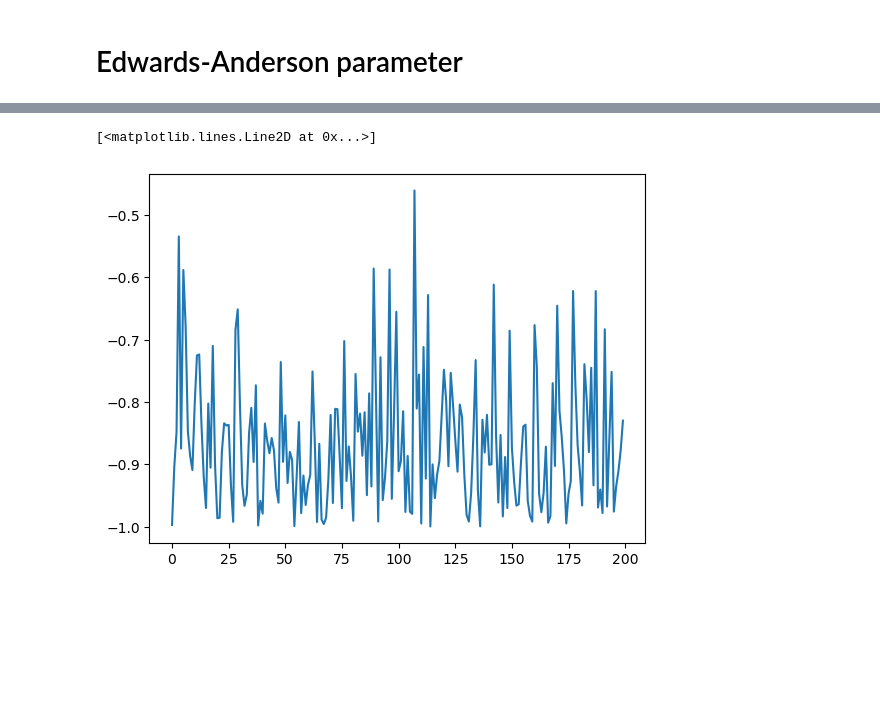
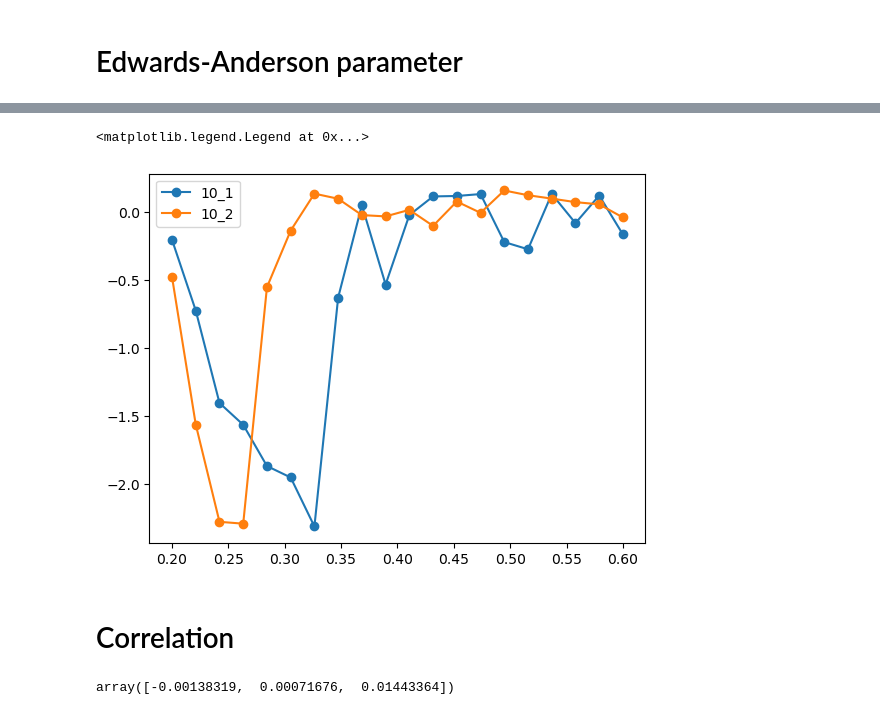
Before and after one commit to krlodeleon/LLG, a Jupyter notebook: series_GPU.ipynb, the cells around one changed output, grey strips where cells are left out. Drawn from its saved outputs; the diff is of its cells as text; code cells hidden in the pictures; blank space fills up the shorter version.

```diff
--- a/series_GPU.ipynb
+++ b/series_GPU.ipynb
@@ -72,3 +103,36 @@ Progress: 35.335%
+# %%
+dt = 0.1
+n_burnSteps = 20000
+n_steps = 1
+T_vals = cp.linspace(0.2, 0.6, 20)
+np.save(f'{dir_out}/T_vals.npy', T_vals.get())
+
+steps = cp.arange(n_steps)
+
+startIndex = 0
+# running for each temperature
+for T_idx, T in enumerate(T_vals):
+    if T_idx < startIndex:
+        None
+    else:
+        # loading spins
+        m0 = cp.load(f'{dir_initSrc}/history_N{N}_K{K}_T{T_idx}.npy')[-1,:,:,:,:]
+        m0 = m0.reshape(n_samples, N, 3)
+        systems.m = m0
+
+        # burning-in system
+        for i in range(n_burnSteps):
+            systems.LLG_1stepSIB(dt, alpha=1, precession=0, T=T)
+            print(f'\rProgress: {100*i/n_burnSteps}%     ', end='')
+
+        # storing data
+        history = []
+        for i in range(n_steps):
+            history.append(systems.m)
+            systems.LLG_1stepSIB(dt, alpha=1, precession=0, T=T)
+        history = cp.array(history).reshape(n_steps, n_networks, n_thermalSamples, N, 3)
+        np.save(f'{dir_out}/history_N{N}_K{K}_T{T_idx}.npy', history.get())
+        print(f'\r{T_idx + 1}/{T_vals.size} Done.          ')
 # %% [markdown]
 # Edwards-Anderson parameter
 # %%
@@ -102,5 +153,0 @@ plt.plot(history.get()[:,0,2,7,2])
-# %%
-plt.plot(history.get()[-1,0,:,0,2])
-# %% [output]
-[<matplotlib.lines.Line2D at 0x...>]
-[figure, removed]
@@ -106,0 +157,9 @@ plt.plot(history.get()[-1,0,:,0,2])
+# %%
+plt.plot(T_vals.get(), np.load('data/N10_K1/U_N10_K1.npy')[:,2], marker='o', label='10_1')
+plt.plot(T_vals.get(), np.load('data/N10_K1_S2/U_N10_K1.npy')[:,2], marker='o', label='10_2')
+plt.legend()
+# %% [output]
+<matplotlib.legend.Legend at 0x...>
+[figure, added]
+# %% [markdown]
+# Correlation
@@ -106,0 +178,4 @@ plt.plot(history.get()[-1,0,:,0,2])
+# %%
+corr
+# %% [output]
+array([-0.00138319,  0.00071676,  0.01443364])
```
Also changed, not shown: parts of 14 cells of this notebook, 1 other file.
